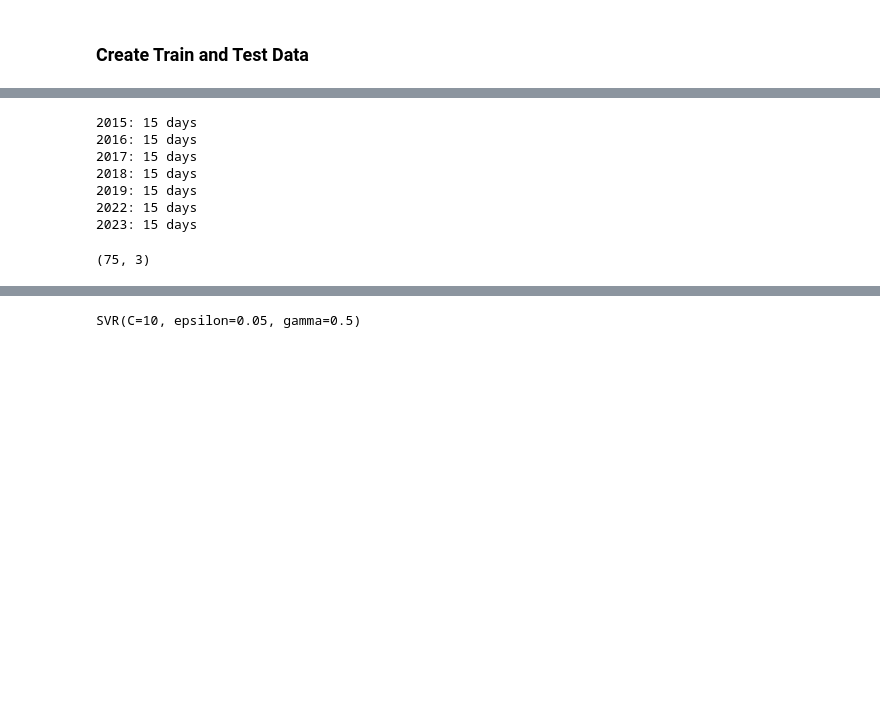
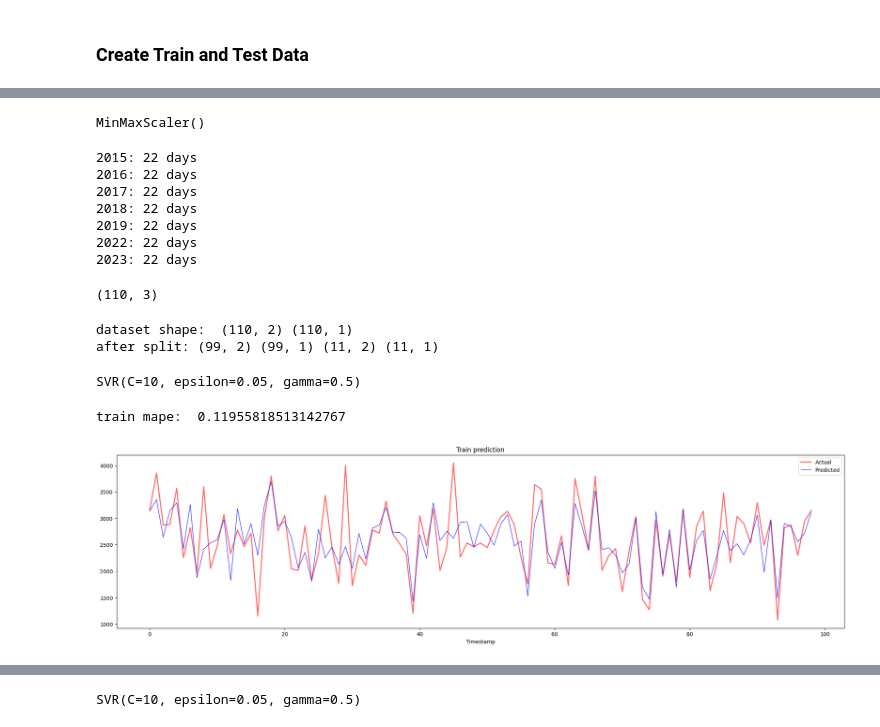
Before and after one commit to hauchu1998/C6800_Smart_Cities, a Jupyter notebook: notebooks/paris_data_prediction.ipynb, the cells around one changed output, grey strips where cells are left out. Saved outputs shown, nothing was run; the diff lists cells and outputs as text; code cells hidden in the pictures; blank space fills up the shorter version.

```diff
--- a/notebooks/paris_data_prediction.ipynb
+++ b/notebooks/paris_data_prediction.ipynb
@@ -447,26 +476,33 @@ french_open_data = {
+# %%
+fo_scaler = MinMaxScaler()
+counts = pd.concat([df_2015["COUNT"], df_2016["COUNT"], df_2017["COUNT"], df_2018["COUNT"], df_2019["COUNT"], df_2020["COUNT"], df_2021["COUNT"], df_2022["COUNT"], df_2023["COUNT"]]).values
+fo_scaler.fit(counts.reshape(-1, 1))
+# %% [output]
+MinMaxScaler()
 # %%
 for key, df in french_open_data.items():
-    df["COUNT_SCALE"] = scaler.transform(df["COUNT"].values.reshape(-1, 1))
+    df["COUNT_SCALE"] = fo_scaler.transform(df["COUNT"].values.reshape(-1, 1))
 
-start_dates = ["2015-05-24", "2016-05-22", "2017-05-28", "2018-05-27", "2019-05-26", "2022-05-22", "2023-05-29"]
+# lets include fans day, starting 7 days before the match begins
+start_dates = ["2015-05-17", "2016-05-15", "2017-05-21", "2018-05-20", "2019-05-19", "2022-05-15", "2023-05-22"]
 end_dates = ["2015-06-07", "2016-06-05", "2017-06-11", "2018-06-10", "2019-06-09", "2022-06-05", "2023-06-12"] # for 2023, to make the length same I use 12th for end date
 
 # ensure no data lost
 for idx, (year, data) in enumerate(french_open_data.items()):
     print("{}: {} days".format(year, len(data[(data["DATE"] >= start_dates[idx]) & (data["DATE"] <= end_dates[idx])])))
 # %% [output]
-2015: 15 days
-2016: 15 days
-2017: 15 days
-2018: 15 days
-2019: 15 days
-2022: 15 days
-2023: 15 days
+2015: 22 days
+2016: 22 days
+2017: 22 days
+2018: 22 days
+2019: 22 days
+2022: 22 days
+2023: 22 days
 # %%
-french_open_days = 15
+french_open_days = 22
 
 years = list(french_open_data.keys())
-dataset1 = []
+fo_dataset = [] # fo - French Open
 for idx in range(2, len(years)):
     first = french_open_data[years[idx - 2]]
     first = first[(first["DATE"] >= start_dates[idx - 2]) & (first["DATE"] <= end_dates[idx - 2])]
@@ -481,9 +517,41 @@ for idx in range(2, len(years)):
         first_day = first.iloc[i]["COUNT_SCALE"]
         second_day = second.iloc[i]["COUNT_SCALE"]
         third_day = third.iloc[i]["COUNT_SCALE"]
-        dataset1.append([first_day, second_day, third_day])
+        fo_dataset.append([first_day, second_day, third_day])
 
-dataset1 = np.array(dataset1)
-dataset1.shape
+fo_dataset = np.array(fo_dataset)
+fo_dataset.shape
 # %% [output]
-(75, 3)
+(110, 3)
+# %%
+fo_dataset_x, fo_dataset_y = fo_dataset[:, :-1], fo_dataset[:, [-1]]
+print("dataset shape: ", fo_dataset_x.shape, fo_dataset_y.shape)
+train_x, validate_x, train_y, validate_y = train_test_split(fo_dataset_x, fo_dataset_y, test_size=0.1, shuffle=True)
+print("after split:", train_x.shape, train_y.shape, validate_x.shape, validate_y.shape)
+# %% [output]
+dataset shape:  (110, 2) (110, 1)
+after split: (99, 2) (99, 1) (11, 2) (11, 1)
+# %%
+# build model
+fo_model = SVR(C=10, cache_size=200, coef0=0.0, degree=3, epsilon=0.05, gamma=0.5,
+    kernel='rbf', max_iter=-1, shrinking=True, tol=0.001, verbose=False)
+fo_model.fit(train_x, train_y[:, 0])
+# %% [output]
+SVR(C=10, epsilon=0.05, gamma=0.5)
+# %%
+# evaluate train data
+train_pred = fo_model.predict(train_x).reshape(-1,1)
+y_train_pred = fo_scaler.inverse_transform(train_pred)
+y_train = fo_scaler.inverse_transform(train_y)
+print("train mape: ", mean_absolute_percentage_error(y_train_pred, y_train))
+
+plt.figure(figsize=(25,6))
+plt.plot(range(len(train_x)), y_train, color = 'red', linewidth=2.0, alpha = 0.6)
+plt.plot(range(len(train_x)), y_train_pred, color = 'blue', linewidth=0.8)
+plt.legend(['Actual','Predicted'])
+plt.xlabel('Timestamp')
+plt.title("Train prediction")
+plt.show()
+# %% [output]
+train mape:  0.11955818513142767
+[figure, added]
```
Also changed, not shown: parts of 30 cells of this notebook.
